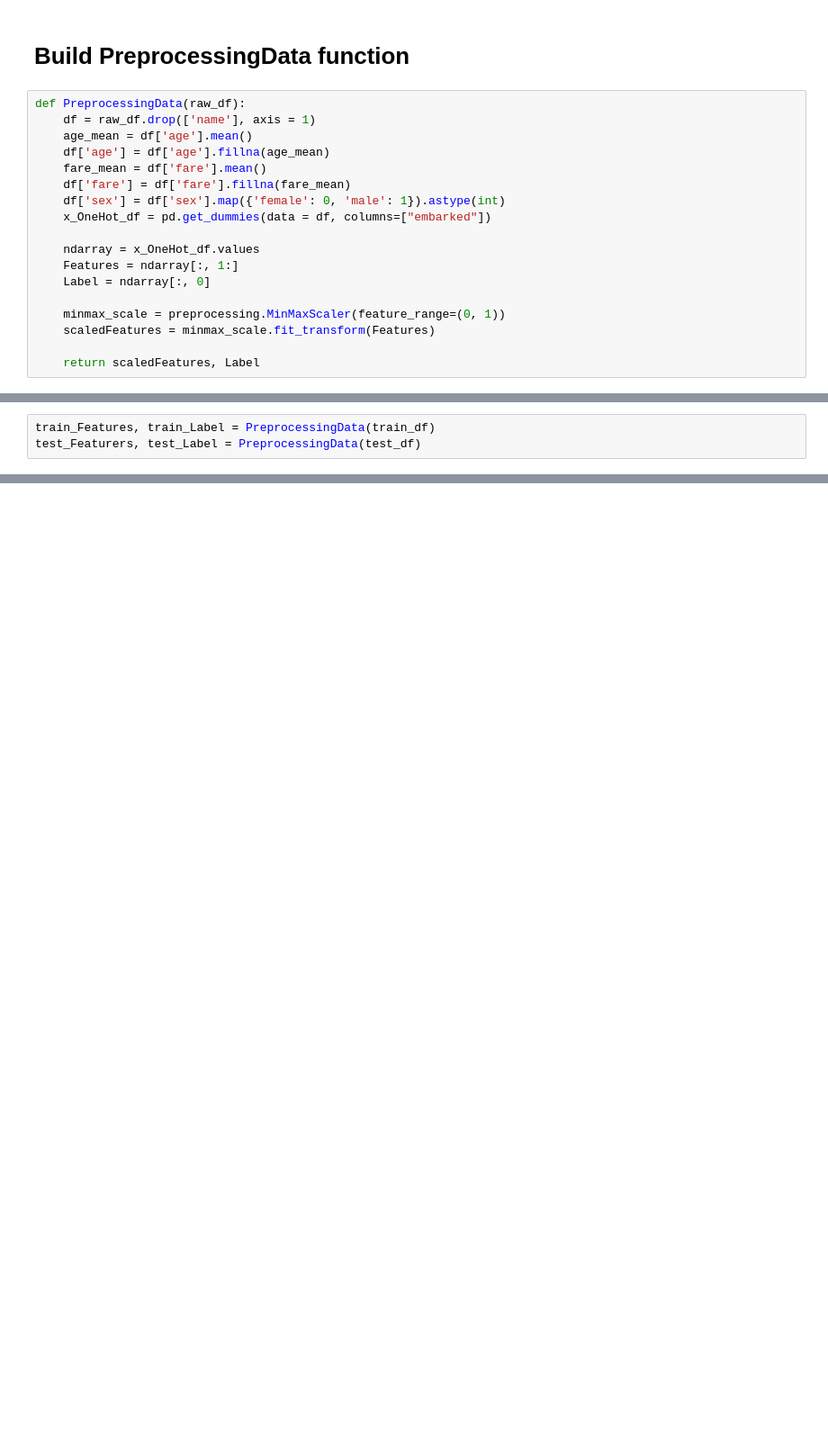
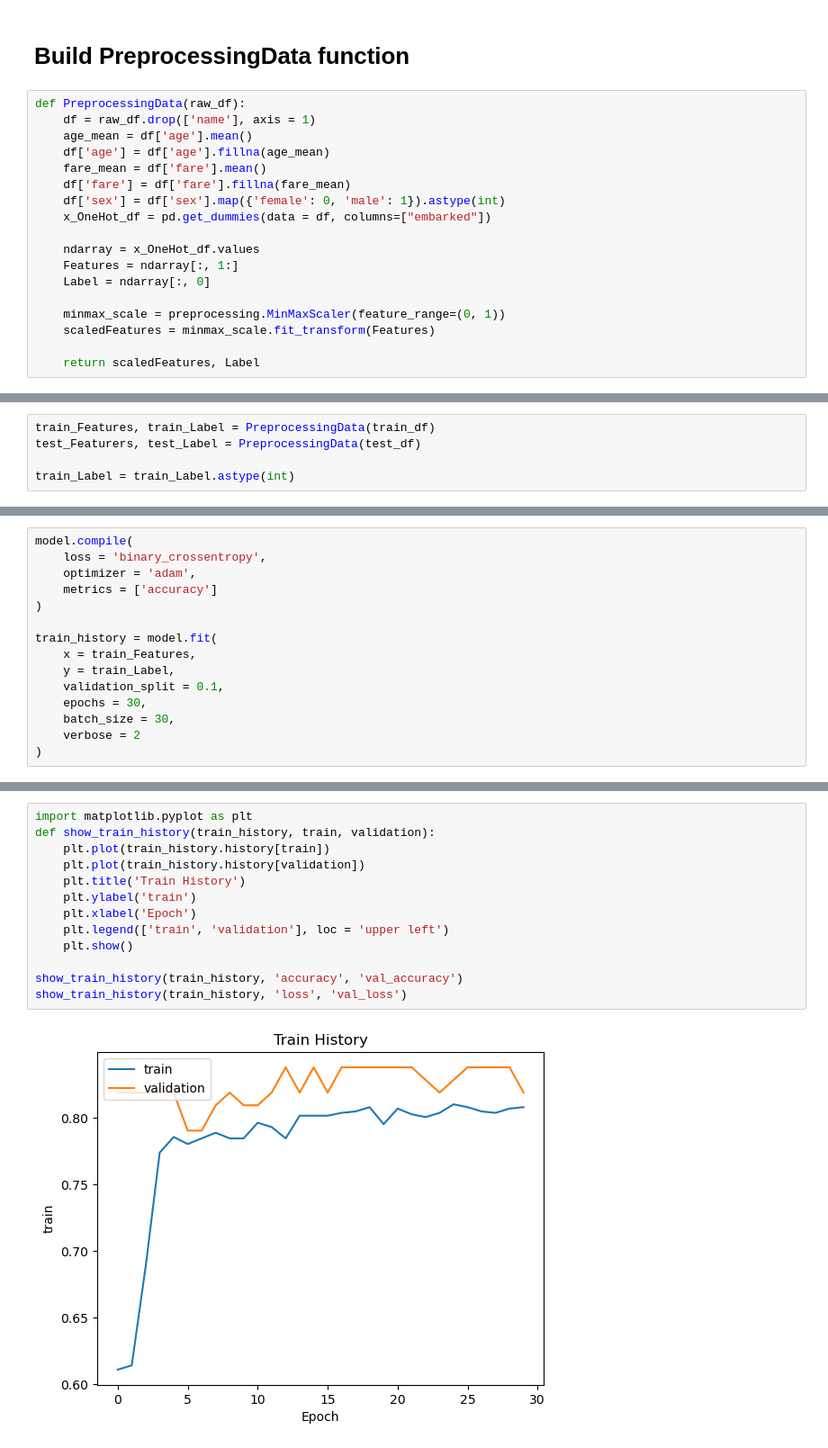
Before and after one commit to OohelloworldoO/Practical-Applications-of-Artificial-Intelligence, a Jupyter notebook: Machine Learning(ML)/Deep Neural Network(DNN)/Titanic Survived Prediction using MLP.ipynb, the cells around one changed output, grey strips where cells are left out. Shown at 90% size. Saved outputs shown, nothing was run; the diff lists cells and outputs as text; blank space fills up the shorter version.

```diff
--- a/Machine Learning(ML)/Deep Neural Network(DNN)/Titanic Survived Prediction using MLP.ipynb
+++ b/Machine Learning(ML)/Deep Neural Network(DNN)/Titanic Survived Prediction using MLP.ipynb
@@ -148,6 +153,8 @@ def PreprocessingData(raw_df):
 # %%
 train_Features, train_Label = PreprocessingData(train_df)
 test_Featurers, test_Label = PreprocessingData(test_df)
+
+train_Label = train_Label.astype(int)
 # %%
 train_Features[:2]
 # %% [output]
@@ -161,0 +194,15 @@ array([1, 1], dtype=object)
+# %%
+model.compile(
+    loss = 'binary_crossentropy',
+    optimizer = 'adam',
+    metrics = ['accuracy']
+)
+
+train_history = model.fit(
+    x = train_Features,
+    y = train_Label,
+    validation_split = 0.1,
+    epochs = 30,
+    batch_size = 30,
+    verbose = 2
+)
@@ -161,0 +227,15 @@ array([1, 1], dtype=object)
+# %%
+import matplotlib.pyplot as plt
+def show_train_history(train_history, train, validation):
+    plt.plot(train_history.history[train])
+    plt.plot(train_history.history[validation])
+    plt.title('Train History')
+    plt.ylabel('train')
+    plt.xlabel('Epoch')
+    plt.legend(['train', 'validation'], loc = 'upper left')
+    plt.show()
+
+show_train_history(train_history, 'accuracy', 'val_accuracy')
+show_train_history(train_history, 'loss', 'val_loss')
+# %% [output]
+[figure, added]
```
Also changed, not shown: parts of 12 cells of this notebook, 1 other file.
